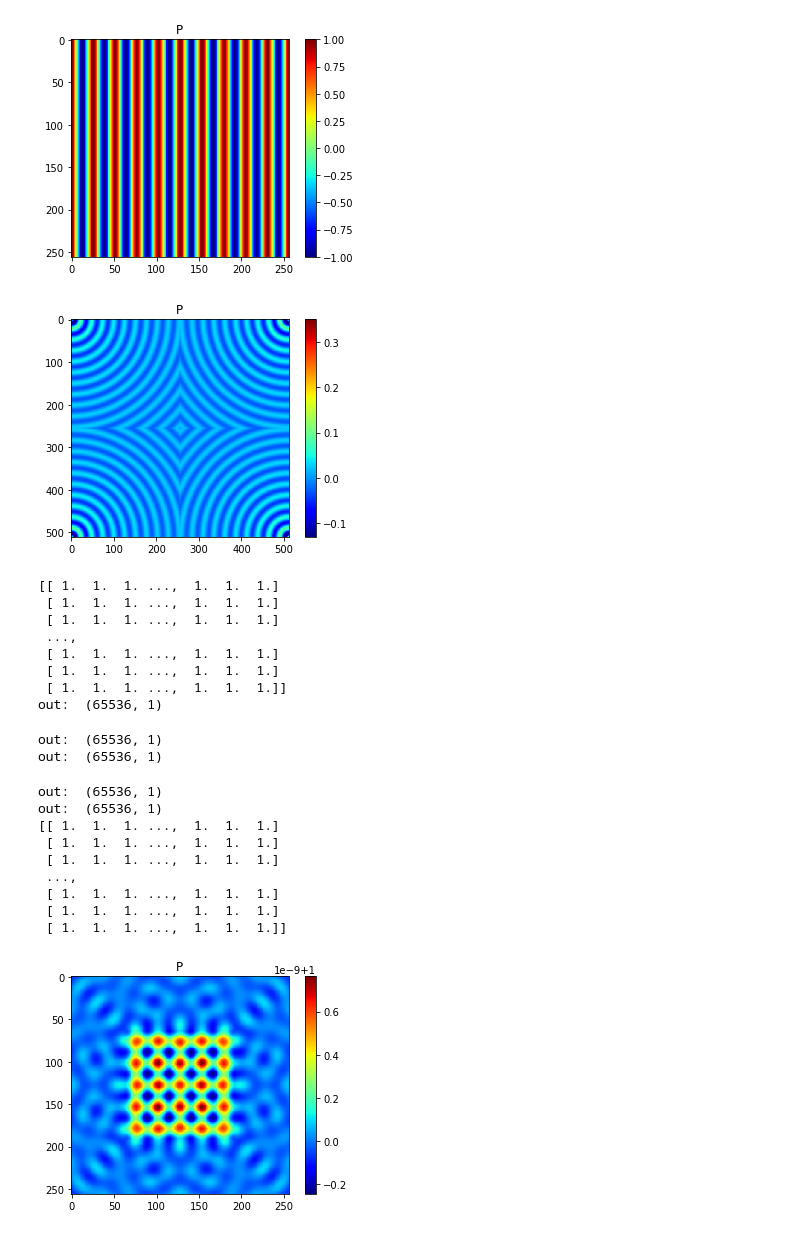
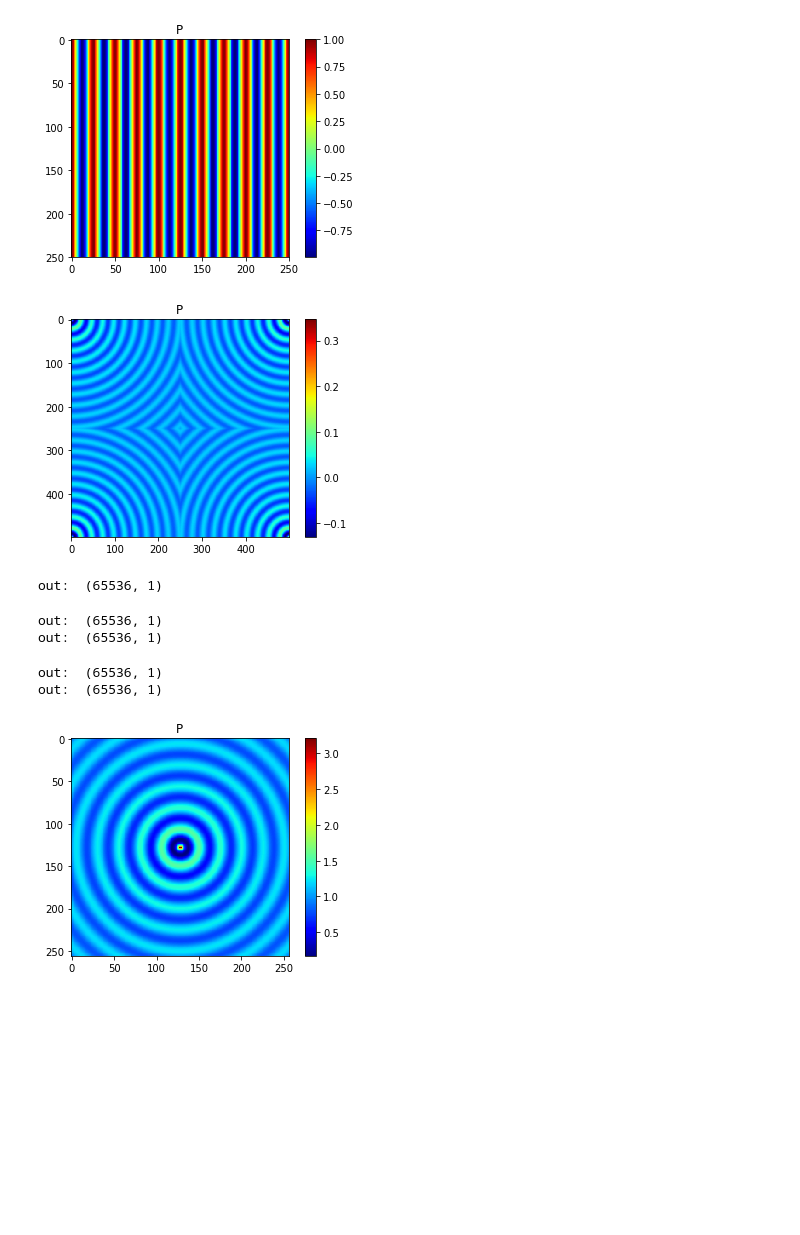
Before and after one commit to archilless/Minin, a Jupyter notebook: project.ipynb, the cells around one changed output. Drawn from its saved outputs; the diff is of its cells as text; code cells hidden in the pictures; blank space fills up the shorter version.

```diff
--- a/project.ipynb
+++ b/project.ipynb
@@ -36,7 +36,6 @@ def G_matvec(vec,k):
     G_block = get_green_matrix(k,size)
     G = get_toeplitz_mat(G_block)
     mat = np.zeros((2*size-1,2*size-1))
-
     mat_block = vec.reshape((-1,size))
     mat[:size,:size] = mat_block
     out_mat = np.fft.ifft2(np.fft.fft2(G)*np.fft.fft2(mat))
@@ -44,17 +43,16 @@ def G_matvec(vec,k):
     out = out.real
     print("out: ",out.shape)
     return out
-def diag(mask):
-    return mask.reshape((-1,size))
+
 
 def matvec(x,mask,k,e):
     x = x.reshape((-1,1))
     size = x.shape[0]
     eps = (e-1)*mask.reshape((-1,1))+1
-    print(eps.reshape(-1,mask.shape[0]))
+    #print(eps.reshape(-1,mask.shape[0]))
     chi = k**2*(eps - 1)
     #print(x,diag)
-    return x+1/((size-1)**2)*G_matvec(x*chi,k)
+    return x-G_matvec(x*chi,k)
 
 def visualize(data,title = ""):
     plt.title(title)
@@ -73,7 +71,7 @@ def solve(E,eps0,eps1):
 
 #print(circular_mask(10))
 
-size = 256
+size = 250
 k  = 2*np.pi/(size/10)
 E = get_plane_wave(1,k,size)
 #print(E.real)
@@ -87,20 +85,22 @@ A = np.random.randint(2,size = (size,size))
 #print(A)
 vec = np.ones(size**2).reshape(-1,1)
 mask = empty_mask(A.shape[0])
-mask = circular_mask(A.shape[0])
+mask = A = np.zeros((size,size))
+A[size//2,size//2]=1
+#mask = circular_mask(A.shape[0])
 #matvec(vec,mask,k,0.001)
-x = matvec(vec,mask,k,0.001)
+x = matvec(vec,mask,k,e)
 #print(x.reshape(-1,A.shape[0]))
+# size = 250
+# k  = 2*np.pi/(size/10)
+# A = np.zeros((size,size))
+# A[size//2,size//2]=-1
+# vals = G_matvec(A.reshape(-1,1),k)
+
+# visualize(vals.real.reshape(-1,size),"P")
 # %% [output]
-[figure, old version]
+[figure, new version]
-[figure, old version]
+[figure, new version]
-[[ 1.  1.  1. ...,  1.  1.  1.]
- [ 1.  1.  1. ...,  1.  1.  1.]
- [ 1.  1.  1. ...,  1.  1.  1.]
- ...,
- [ 1.  1.  1. ...,  1.  1.  1.]
- [ 1.  1.  1. ...,  1.  1.  1.]
- [ 1.  1.  1. ...,  1.  1.  1.]]
 out:  (65536, 1)
 # %%
 import time
@@ -130,42 +130,34 @@ def my_gmres(A, b, x0, maxiter, tol):
     t = time.time()
     U_gm =  spla.gmres(A, b,  x0=x0, maxiter = maxiter, tol = tol, callback = report)[0]
     t = time.time() - t
     #plt.semilogy(np.arange(i)*1/i*t,C[:i]/np.linalg.norm(b), label="Generalized Minimal RESidual iterations")
+    #print(info)
     return C[:i]
 
 
-A = spla.LinearOperator(shape = (size**2, size**2), matvec = lambda x: matvec(x,mask,k,e))
+A = spla.LinearOperator(shape = (size**2, size**2), matvec = lambda qwe: matvec(qwe,mask,k,e))
 i = 0
 b = get_plane_wave(1,k,size).reshape(-1,1)
 x0 = np.zeros(size**2).reshape(-1,1)
-
 gmres = my_gmres(A, b, x0, maxiter=max_iter, tol=6e-10)
-
+print()
 vals = x.real.reshape(-1,size)
-print(vals)
 visualize(vals,"P")
 
 
 # plt.semilogy(np.arange(gmres.shape[0]),gmres/np.linalg.norm(b), label="Generalized Minimal RESidual iterations")
 
 # plt.legend()
 # plt.title('Relative residual (depends on time) %i' % 256)
 # plt.xlabel('Number of step')
 # plt.ylabel('Relative residual norm')
 # plt.show()
 
 # i=0
 # toler = 1e-6
 # %% [output]
 out:  (65536, 1)
 out:  (65536, 1)
 out:  (65536, 1)
 out:  (65536, 1)
-[[ 1.  1.  1. ...,  1.  1.  1.]
- [ 1.  1.  1. ...,  1.  1.  1.]
- [ 1.  1.  1. ...,  1.  1.  1.]
- ...,
- [ 1.  1.  1. ...,  1.  1.  1.]
- [ 1.  1.  1. ...,  1.  1.  1.]
- [ 1.  1.  1. ...,  1.  1.  1.]]
-[figure, old version]
+[figure, new version]
```
